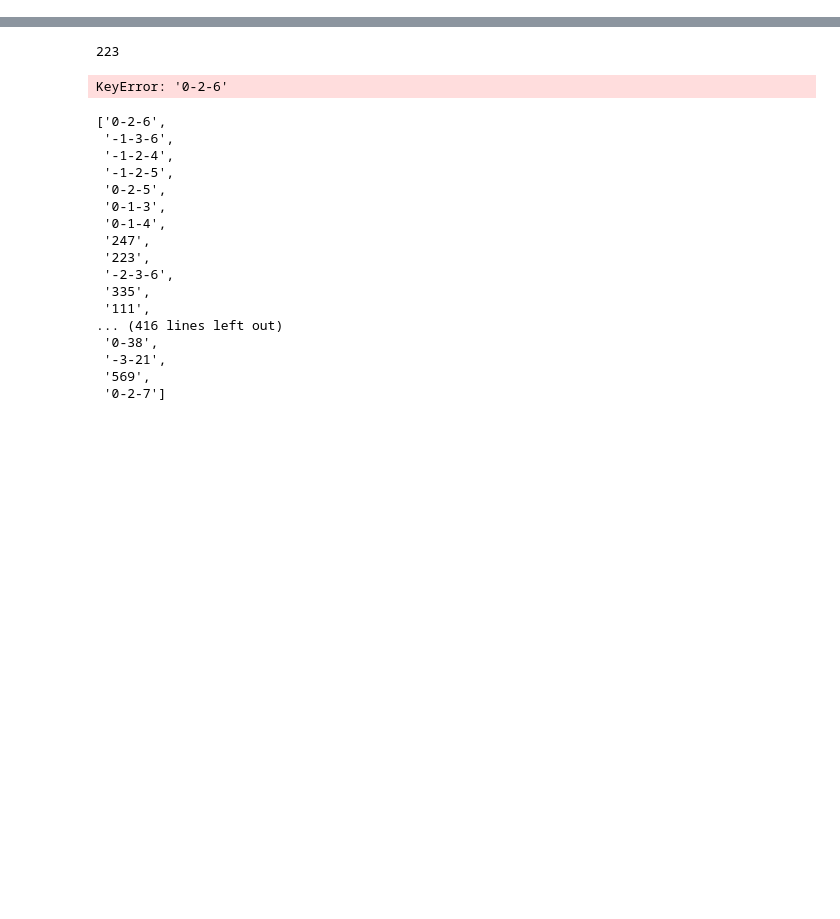
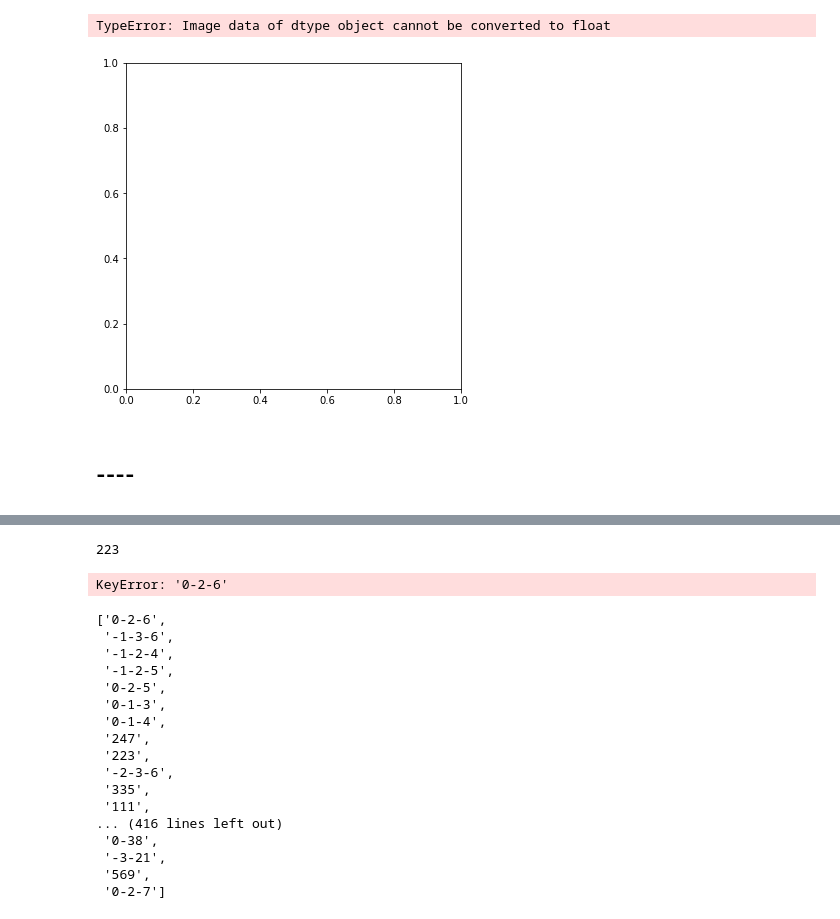
Before and after one commit to RoboticsLabURJC/2019-tfm-ignacio-arranz, a Jupyter notebook: gym-gazebo/metrics.ipynb, the cells around one changed output, grey strips where cells are left out. Cells and saved outputs as stored; diff of their text form; code cells hidden in the pictures; blank space fills up the shorter version.

```diff
--- a/gym-gazebo/metrics.ipynb
+++ b/gym-gazebo/metrics.ipynb
@@ -1 +143,12 @@
+# %%
+fig, ax = plt.subplots(figsize=(6,6))
+plt.imshow(poi_1_table,
+           origin='lower', aspect='auto',
+           extent=[0, 3, 0, 1])
+plt.colorbar();
+# %% [output]
+TypeError: Image data of dtype object cannot be converted to float
+[figure, added]
+# %% [markdown]
+# ----
 # %%
```
Also changed, not shown: parts of 11 cells of this notebook.
